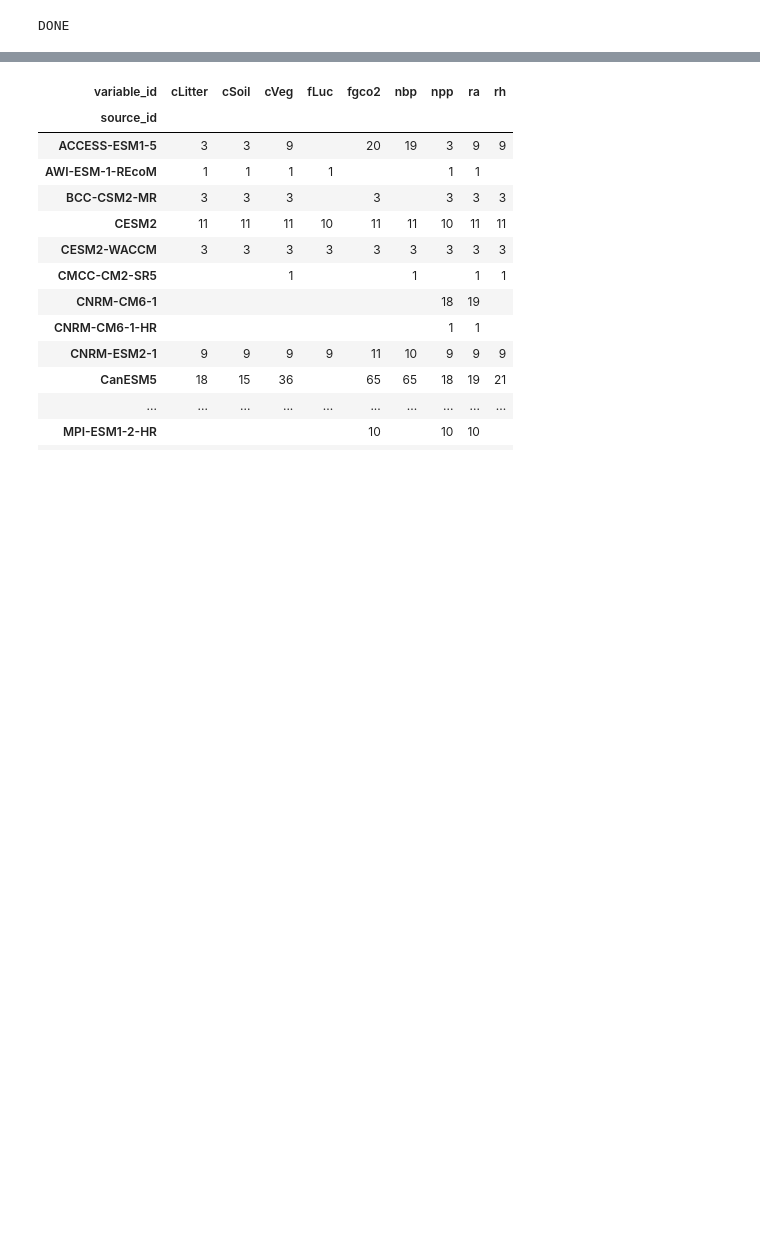
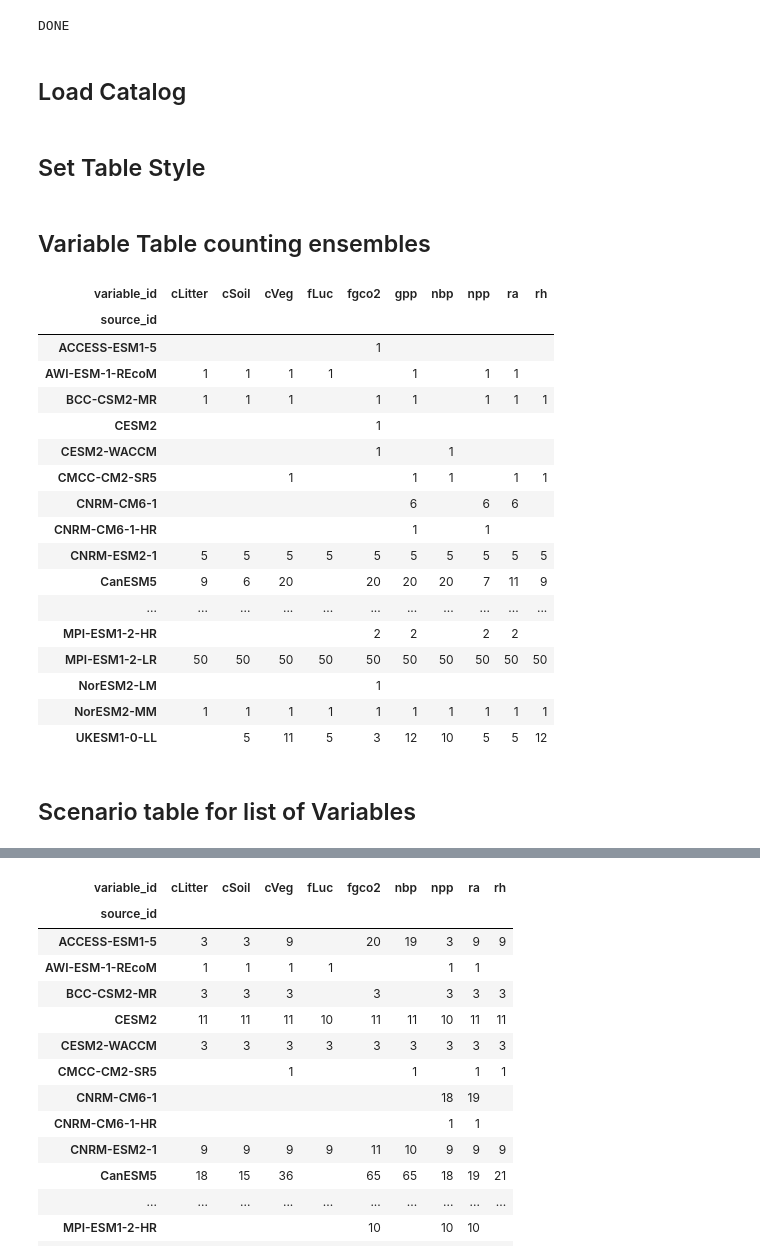
Before and after one commit to QuentinRauschenbach/ArcticCarbon, a Jupyter notebook: code/AC-intake.ipynb, the cells around one changed output, grey strips where cells are left out. Drawn from its saved outputs; the diff is of its cells as text; code cells hidden in the pictures; blank space fills up the shorter version.

Commit message:
Start cleaning model overview with intake

```diff
--- a/code/AC-intake.ipynb
+++ b/code/AC-intake.ipynb
@@ -20,6 +19,10 @@ import pandas as pd
 print("DONE")
 # %% [output]
 DONE
+# %% [markdown]
+## Load Catalog
 # %%
 col_url = "/work/ik1017/Catalogs/dkrz_cmip6_disk.json"
 col = intake.open_esm_datastore(col_url)
+# %% [markdown]
+## Set Table Style
@@ -26,3 +57,44 @@ col = intake.open_esm_datastore(col_url)
+# %% [markdown]
+## Variable Table counting ensembles
+# %%
+gridvars = ["fgco2", "nbp", "fLuc", "npp", "gpp", "rh", "ra", "cVeg", "cSoil", "cLitter"]
+
+# search the catalog
+query = dict(activity_id="ScenarioMIP",
+             variable_id=gridvars, experiment_id="ssp126")
+col_subset = col.search(**query)
+
+# create dataframe from search
+
+df_overview = col_subset.df.copy()
+df_overview = df_overview.groupby(['source_id', 'variable_id']).member_id.aggregate('nunique').unstack()
+
+# style the dataframe
+df_overview.columns = df_overview.columns.str.replace('-', '&#8209;')   # Avoid line-breaks at hyphens
+d_styled = df_overview.style.pipe(make_pretty_styler, highlight_nonNaN)
+
+d_styled
+# %% [output]
+| variable_id | cLitter | cSoil | cVeg | fLuc | fgco2 | gpp | nbp | npp | ra | rh |
+| source_id |  |  |  |  |  |  |  |  |  |  |
+| ACCESS-ESM1-5 |  |  |  |  | 1 |  |  |  |  |  |
+| AWI-ESM-1-REcoM | 1 | 1 | 1 | 1 |  | 1 |  | 1 | 1 |  |
+| BCC-CSM2-MR | 1 | 1 | 1 |  | 1 | 1 |  | 1 | 1 | 1 |
+| CESM2 |  |  |  |  | 1 |  |  |  |  |  |
+| CESM2-WACCM |  |  |  |  | 1 |  | 1 |  |  |  |
+| CMCC-CM2-SR5 |  |  | 1 |  |  | 1 | 1 |  | 1 | 1 |
+| CNRM-CM6-1 |  |  |  |  |  | 6 |  | 6 | 6 |  |
+| CNRM-CM6-1-HR |  |  |  |  |  | 1 |  | 1 |  |  |
+| CNRM-ESM2-1 | 5 | 5 | 5 | 5 | 5 | 5 | 5 | 5 | 5 | 5 |
+| CanESM5 | 9 | 6 | 20 |  | 20 | 20 | 20 | 7 | 11 | 9 |
+| ... | ... | ... | ... | ... | ... | ... | ... | ... | ... | ... |
+| MPI-ESM1-2-HR |  |  |  |  | 2 | 2 |  | 2 | 2 |  |
+| MPI-ESM1-2-LR | 50 | 50 | 50 | 50 | 50 | 50 | 50 | 50 | 50 | 50 |
+| NorESM2-LM |  |  |  |  | 1 |  |  |  |  |  |
+| NorESM2-MM | 1 | 1 | 1 | 1 | 1 | 1 | 1 | 1 | 1 | 1 |
+| UKESM1-0-LL |  | 5 | 11 | 5 | 3 | 12 | 10 | 5 | 5 | 12 |
+# %% [markdown]
+## Scenario table for list of Variables
 # %%
 DF = []
 variables = ["fgco2", "nbp", "fLuc", "npp", "gpp", "rh","ra", "cVeg", "cSoil", "cLitter"]
```
Also changed, not shown: parts of 8 cells of this notebook.
